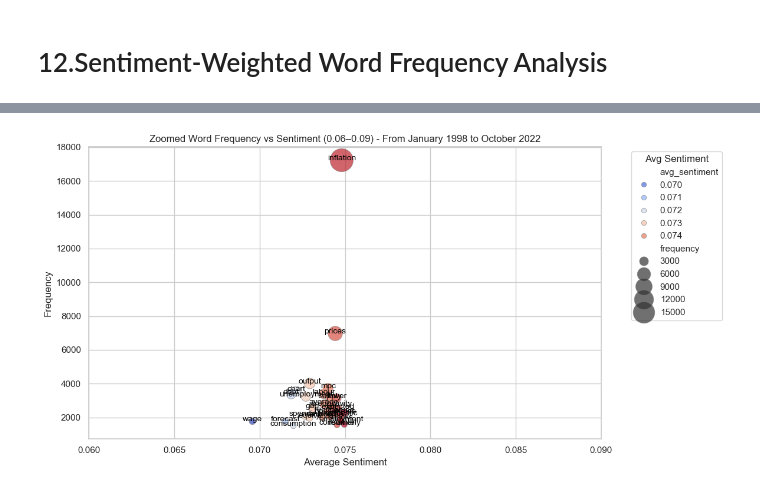
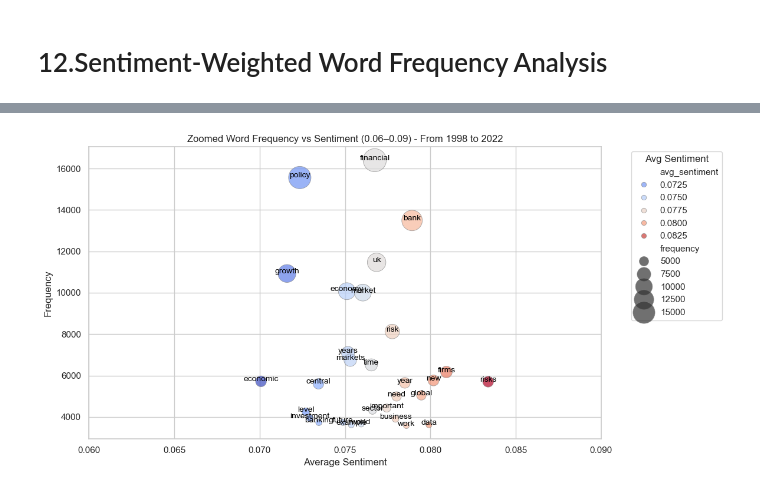
Before and after one commit to gamzebb/group-project, a Jupyter notebook: Speech Analysis - Positive, Negative, Top words (1998-22)-Aoife.ipynb, the cells around one changed output, grey strips where cells are left out. Drawn from its saved outputs; the diff is of its cells as text; code cells hidden in the pictures.

```diff
--- a/Speech Analysis - Positive, Negative, Top words (1998-22)-Aoife.ipynb
+++ b/Speech Analysis - Positive, Negative, Top words (1998-22)-Aoife.ipynb
@@ -810,6 +809,6 @@ NameError: name 'adjust_text' is not defined
 # %%
-# Filter to zoom in on sentiment range between 0.06 and 0.85
-zoomed_stats = word_stats[(word_stats['avg_sentiment'] >= 0.06) & (word_stats['avg_sentiment'] <= 0.075)]
+# Filter to zoom in on sentiment range between 0.06 and 0.09
+zoomed_stats = word_stats[(word_stats['avg_sentiment'] >= 0.07) & (word_stats['avg_sentiment'] <= 0.09)]
 
 # Optional: show only top N most frequent words in that range
 zoomed_stats = zoomed_stats.sort_values('frequency', ascending=False).head(30)
@@ -821,31 +820,31 @@ sns.set(style="whitegrid")
 scatter = sns.scatterplot(
     data=zoomed_stats,
     x="avg_sentiment",
     y="frequency",
     size="frequency",
     hue="avg_sentiment",          # Color by sentiment
     sizes=(50, 800),
     palette="coolwarm",
     alpha=0.7,
     edgecolor="gray",
     legend=True                   # Enable legend
 )
 
 # Label top words
 for _, row in zoomed_stats.iterrows():
     plt.text(row['avg_sentiment'], row['frequency'], row['word'],
              horizontalalignment='center', size='small', color='black')
 
 # Title and axis labels
 #plt.title("Zoomed Word Frequency vs Sentiment (0.07–0.09)")
 plt.title(f"Zoomed Word Frequency vs Sentiment (0.06–0.09) - From {start_date_formatted} to {end_date_formatted}")
 plt.xlabel("Average Sentiment")
 plt.ylabel("Frequency")
 plt.xlim(0.06, 0.09)
 plt.tight_layout()
 
 # Show legend with clearer title
 plt.legend(title='Avg Sentiment', bbox_to_anchor=(1.05, 1), loc='upper left')
 plt.show()
 # %% [output]
-[figure, old version]
+[figure, new version]
```
Also changed, not shown: parts of 1 cell of this notebook.
